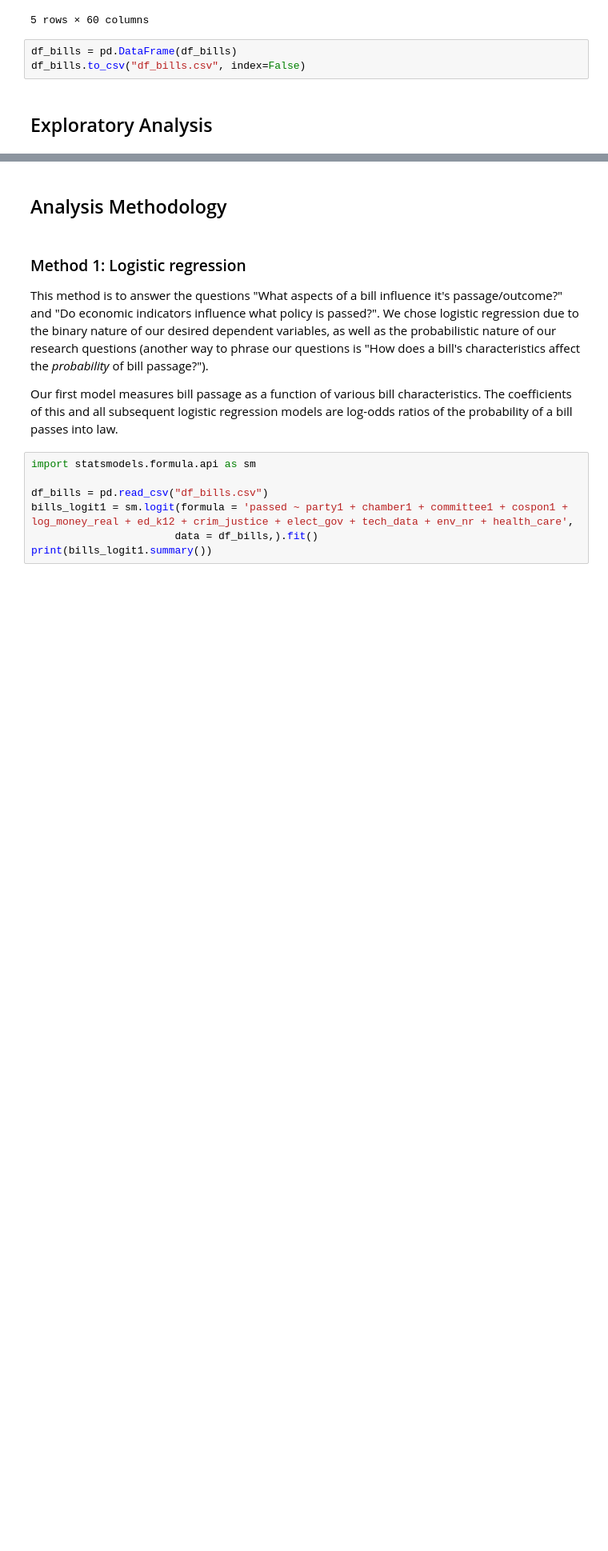
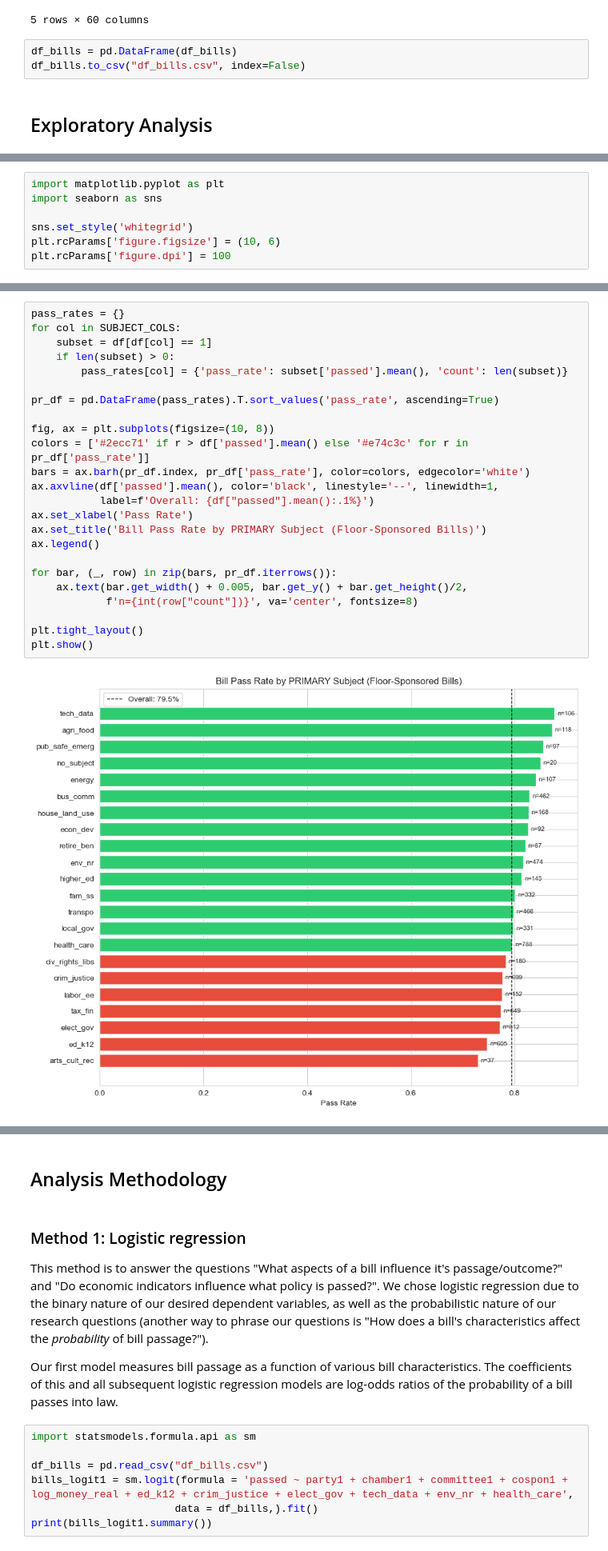
Before and after one commit to gabriellag25/datascience-project, a Jupyter notebook: final-project.ipynb, the cells around one changed output, grey strips where cells are left out. Shown at 80% size. Cells and saved outputs as stored; diff of their text form; blank space fills up the shorter version.

```diff
--- a/final-project.ipynb
+++ b/final-project.ipynb
@@ -1172,0 +1173,7 @@ Once cleaned and transformed, we ran summary statistics of each variable to note
+# %%
+import matplotlib.pyplot as plt
+import seaborn as sns
+
+sns.set_style('whitegrid')
+plt.rcParams['figure.figsize'] = (10, 6)
+plt.rcParams['figure.dpi'] = 100
@@ -1172,0 +1206,26 @@ Once cleaned and transformed, we ran summary statistics of each variable to note
+# %%
+pass_rates = {}
+for col in SUBJECT_COLS:
+    subset = df[df[col] == 1]
+    if len(subset) > 0:
+        pass_rates[col] = {'pass_rate': subset['passed'].mean(), 'count': len(subset)}
+
+pr_df = pd.DataFrame(pass_rates).T.sort_values('pass_rate', ascending=True)
+
+fig, ax = plt.subplots(figsize=(10, 8))
+colors = ['#2ecc71' if r > df['passed'].mean() else '#e74c3c' for r in pr_df['pass_rate']]
+bars = ax.barh(pr_df.index, pr_df['pass_rate'], color=colors, edgecolor='white')
+ax.axvline(df['passed'].mean(), color='black', linestyle='--', linewidth=1,
+           label=f'Overall: {df["passed"].mean():.1%}')
+ax.set_xlabel('Pass Rate')
+ax.set_title('Bill Pass Rate by PRIMARY Subject (Floor-Sponsored Bills)')
+ax.legend()
+
+for bar, (_, row) in zip(bars, pr_df.iterrows()):
+    ax.text(bar.get_width() + 0.005, bar.get_y() + bar.get_height()/2,
+            f'n={int(row["count"])}', va='center', fontsize=8)
+
+plt.tight_layout()
+plt.show()
+# %% [output]
+[figure, added]
```
Also changed, not shown: parts of 11 cells of this notebook.
